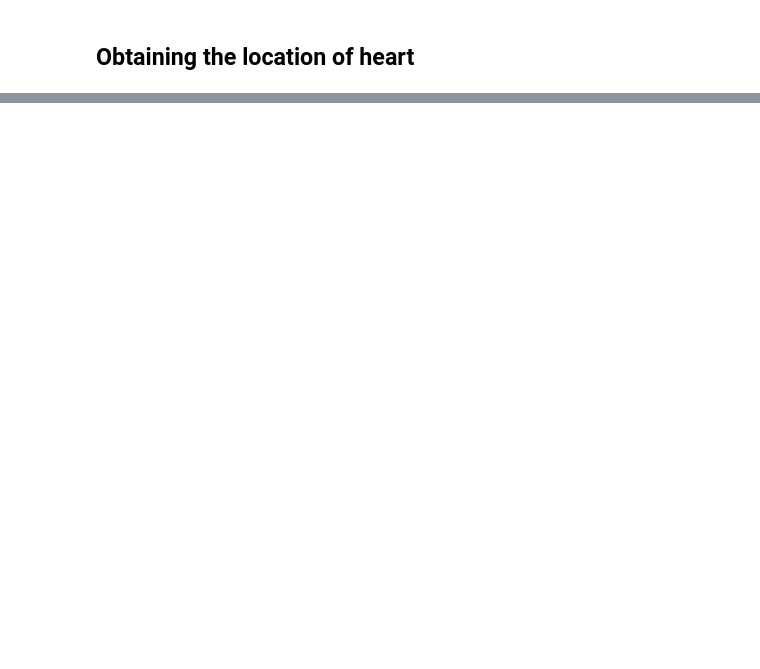
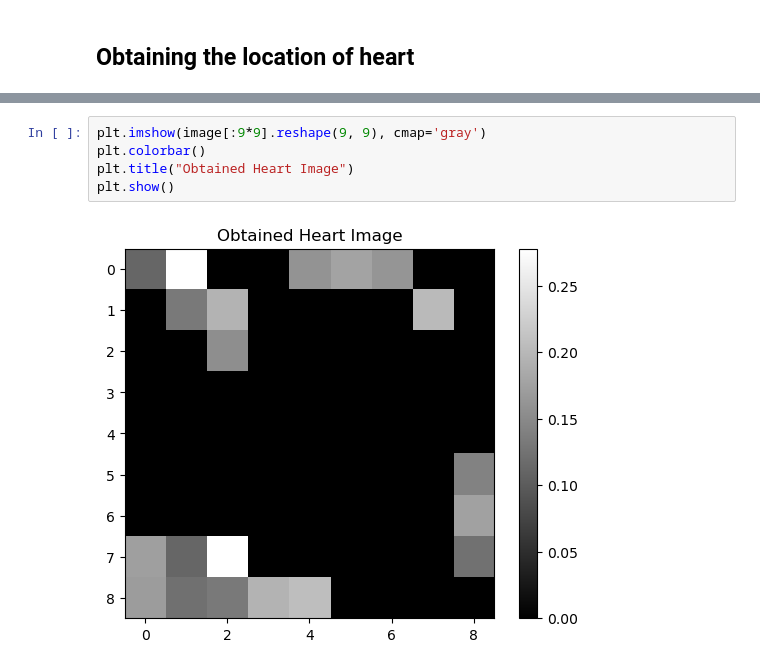
Before and after one commit to Ak-ash22/qcbm_hiwi, a Jupyter notebook: qcbm_project/bars_stripes_cat/pytorch_code_hearts.ipynb, the cells around one changed output, grey strips where cells are left out. Cells and saved outputs as stored; diff of their text form; blank space fills up the shorter version.

Commit message:
fixed bug in hearts code

```diff
--- a/qcbm_project/bars_stripes_cat/pytorch_code_hearts.ipynb
+++ b/qcbm_project/bars_stripes_cat/pytorch_code_hearts.ipynb
@@ -482,0 +485,7 @@ plt.show()
+# %%
+plt.imshow(image[:9*9].reshape(9, 9), cmap='gray')
+plt.colorbar()
+plt.title("Obtained Heart Image")
+plt.show()
+# %% [output]
+[figure, added]
```
Also changed, not shown: parts of 12 cells of this notebook.
